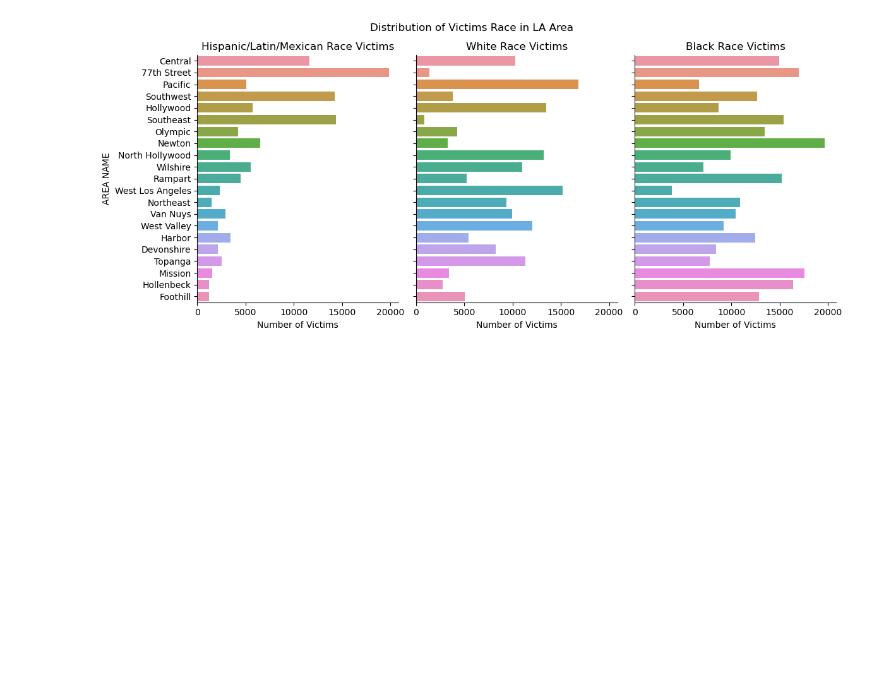
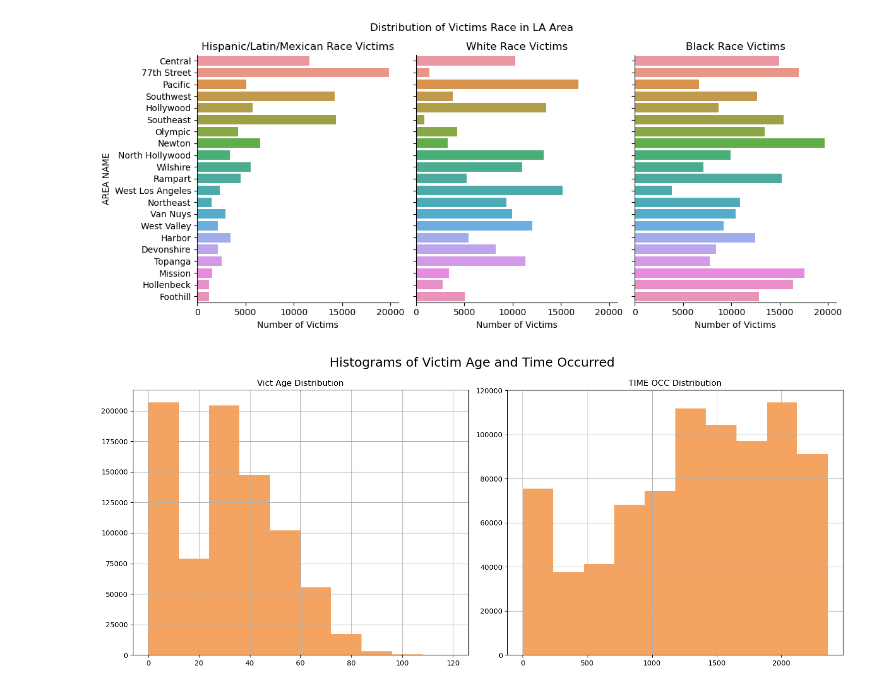
Before and after one commit to MiaL7/Crime-Data-Analysis, a Jupyter notebook: data_analyze.ipynb, the cells around one changed output. Drawn from its saved outputs; the diff is of its cells as text; code cells hidden in the pictures; blank space fills up the shorter version.

```diff
--- a/data_analyze.ipynb
+++ b/data_analyze.ipynb
@@ -137,3 +146,19 @@ plt.show()
 # %% [output]
 <Figure size 1000x800 with 0 Axes>
 [figure]
+# %%
+def draw_histograms(df, variables, n_rows, n_cols):
+    fig = plt.figure(figsize = (15,6))
+    for i, var_name in enumerate(variables):
+        ax = fig.add_subplot(n_rows,n_cols,i+1)
+        df[var_name].hist(bins = 10, ax = ax, color ='sandybrown')
+        ax.set_title(var_name+" Distribution")
+    fig.tight_layout()
+    plt.suptitle('Histograms of Victim Age and Time Occurred', y = 1.05, size = 18)
+    plt.savefig('./fig/Histogram of Victim Age and Time Occurred.png')
+    plt.show()
+
+hist_var = ['Vict Age', 'TIME OCC']
+numerical_hist = draw_histograms(df, hist_var, 1, 2)
+# %% [output]
+[figure, added]
```
Also changed, not shown: parts of 14 cells of this notebook, 12 other files.
